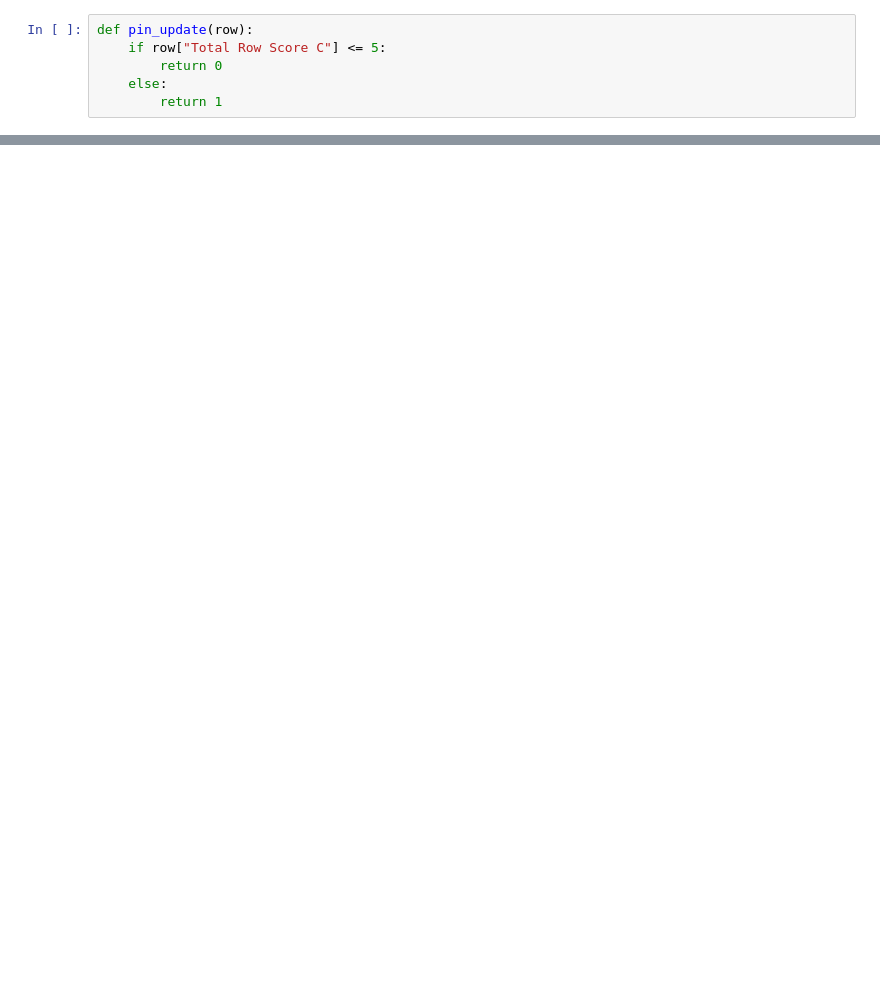
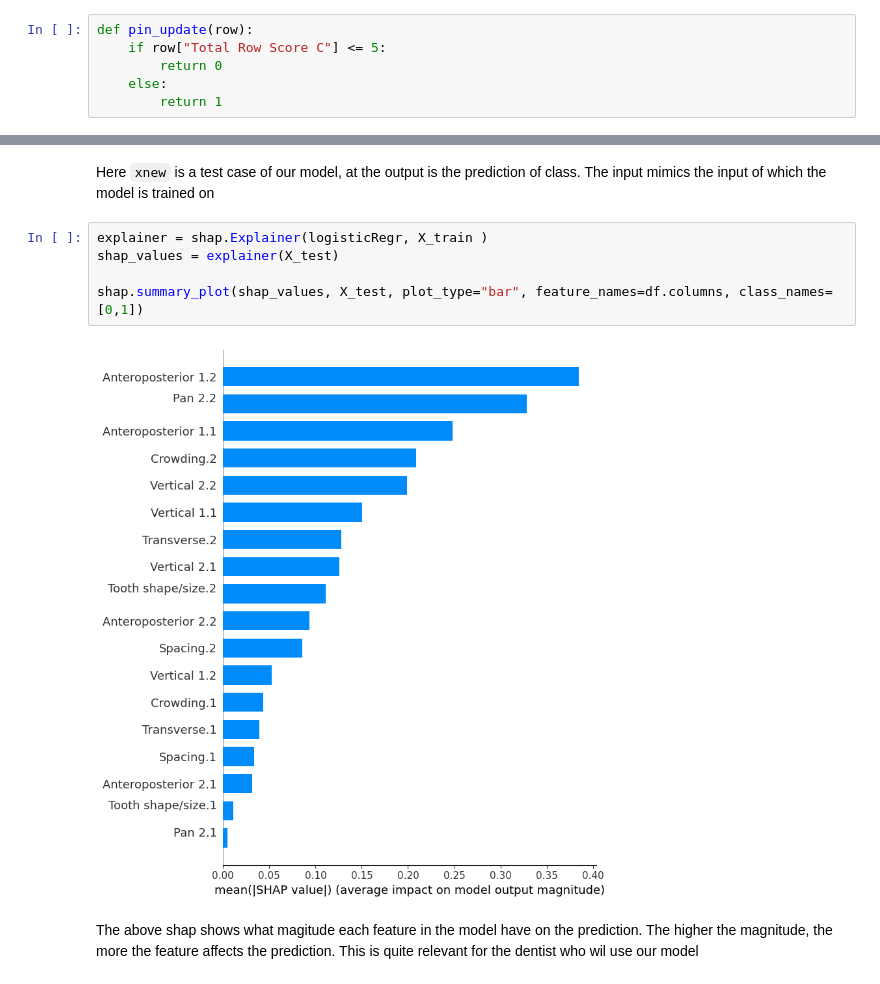
Before and after one commit to Christofferfuglkjaer/Dataproject, a Jupyter notebook: Logistic-regression-model.ipynb, the cells around one changed output, grey strips where cells are left out. Saved outputs shown, nothing was run; the diff lists cells and outputs as text; blank space fills up the shorter version.

```diff
--- a/Logistic-regression-model.ipynb
+++ b/Logistic-regression-model.ipynb
@@ -141,0 +129,11 @@ clf.score(X_test, y_test)
+# %% [markdown]
+Here `xnew` is a test case of our model, at the output is the prediction of class. The input mimics the input of which the model is trained on
+# %%
+explainer = shap.Explainer(logisticRegr, X_train )
+shap_values = explainer(X_test)
+
+shap.summary_plot(shap_values, X_test, plot_type="bar", feature_names=df.columns, class_names=[0,1])
+# %% [output]
+[figure, added]
+# %% [markdown]
+The above shap shows what magitude each feature in the model have on the prediction. The higher the magnitude, the more the feature affects the prediction. This is quite relevant for the dentist who wil use our model
```
Also changed, not shown: parts of 20 cells of this notebook.
